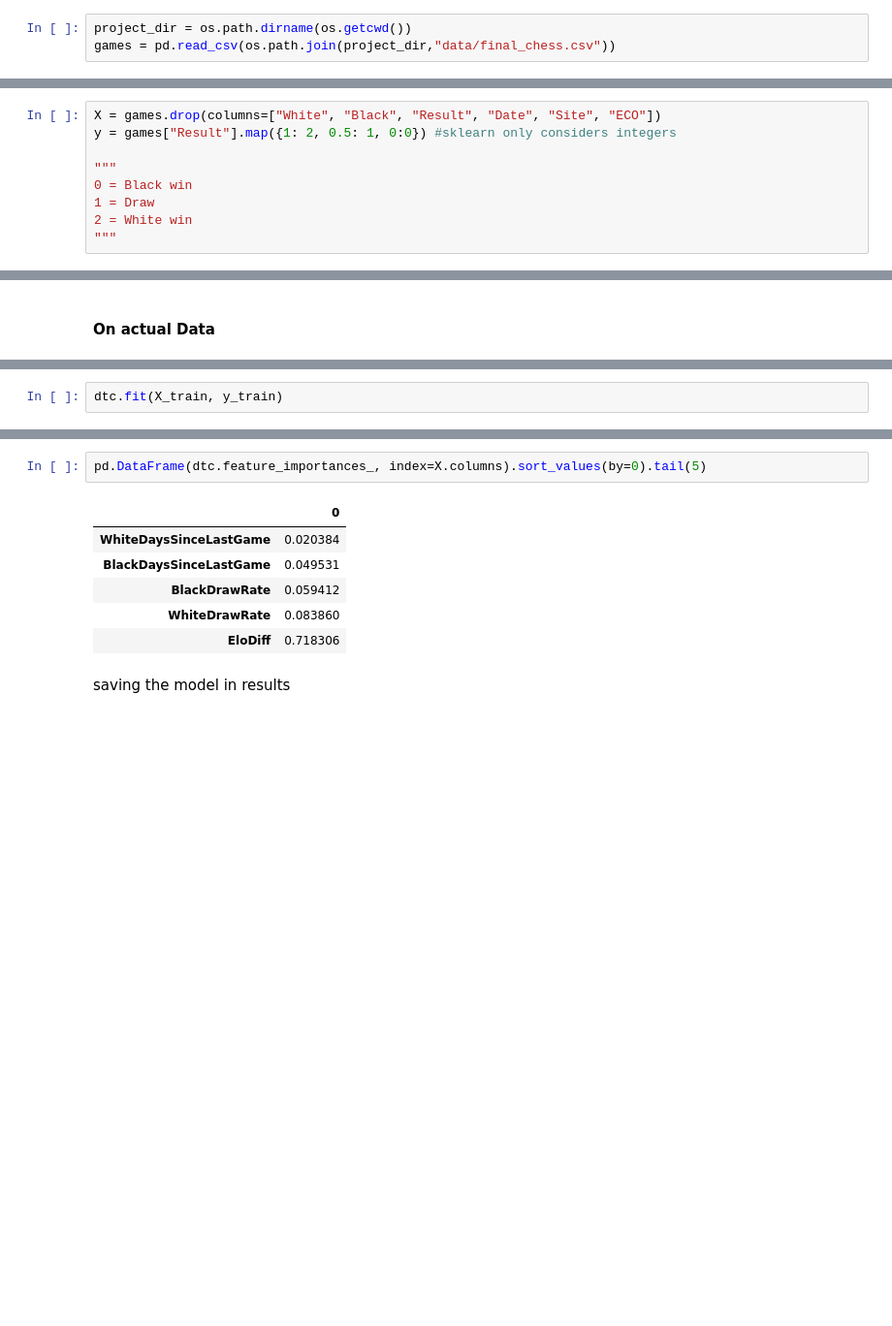
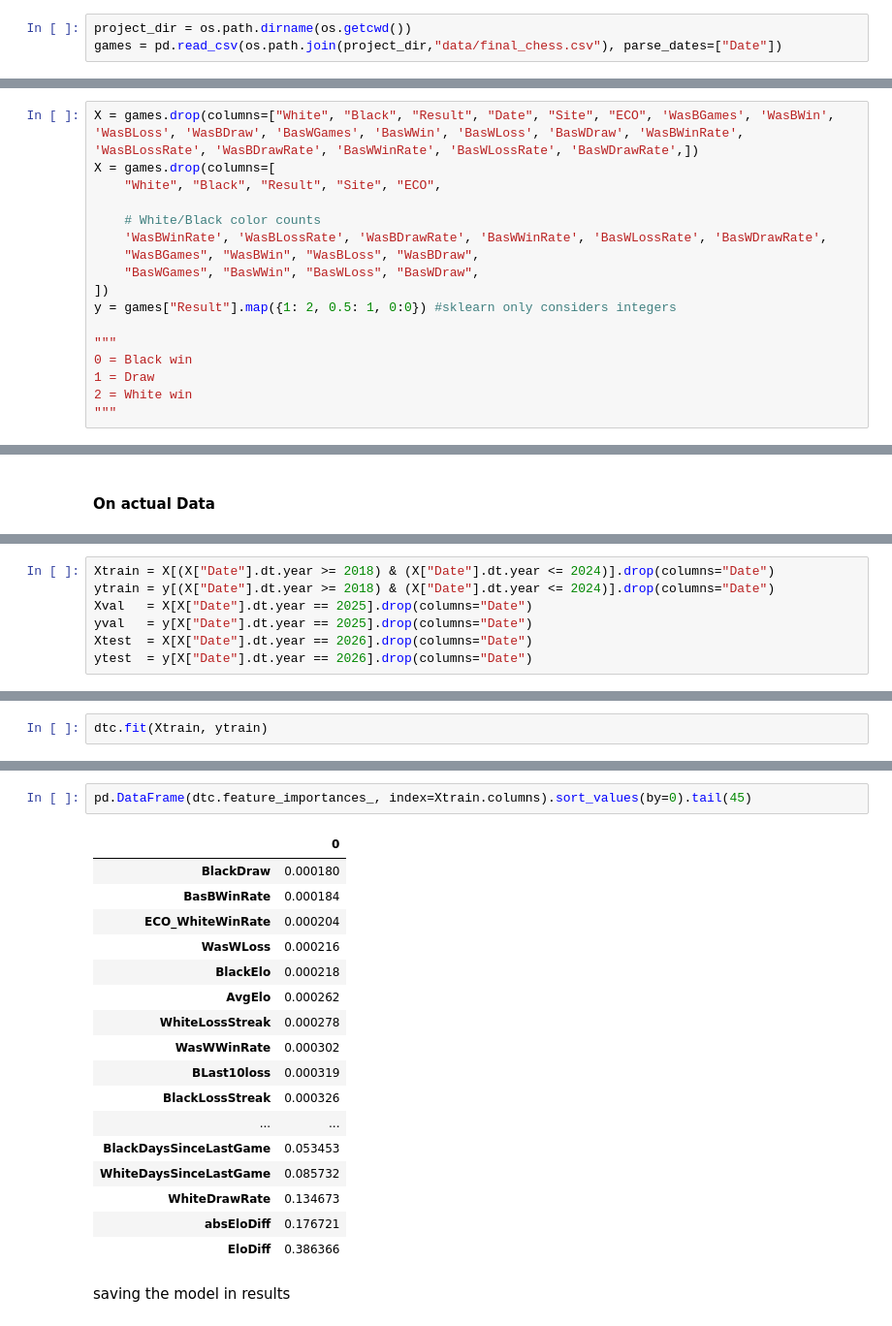
Before and after one commit to v-leela/chess, a Jupyter notebook: notebooks/04_training.ipynb, the cells around one changed output, grey strips where cells are left out. Shown at 97% size. Drawn from its saved outputs; the diff is of its cells as text; blank space fills up the shorter version.

Commit message:
training the dtc with new features

```diff
--- a/notebooks/04_training.ipynb
+++ b/notebooks/04_training.ipynb
@@ -11,4 +11,4 @@ from scipy.stats import randint
 #### Loading the Data
 # %%
 project_dir = os.path.dirname(os.getcwd())
-games = pd.read_csv(os.path.join(project_dir,"data/final_chess.csv"))
+games = pd.read_csv(os.path.join(project_dir,"data/final_chess.csv"), parse_dates=["Date"])
@@ -15,7 +35,15 @@ games = pd.read_csv(os.path.join(project_dir,"data/final_chess.csv"))
 # %% [markdown]
 #### Preparing Data for Training
 # %%
-X = games.drop(columns=["White", "Black", "Result", "Date", "Site", "ECO"])
+X = games.drop(columns=["White", "Black", "Result", "Date", "Site", "ECO", 'WasBGames', 'WasBWin', 'WasBLoss', 'WasBDraw', 'BasWGames', 'BasWWin', 'BasWLoss', 'BasWDraw', 'WasBWinRate', 'WasBLossRate', 'WasBDrawRate', 'BasWWinRate', 'BasWLossRate', 'BasWDrawRate',])
+X = games.drop(columns=[
+    "White", "Black", "Result", "Site", "ECO",
+
+    # White/Black color counts
+    'WasBWinRate', 'WasBLossRate', 'WasBDrawRate', 'BasWWinRate', 'BasWLossRate', 'BasWDrawRate',
+    "WasBGames", "WasBWin", "WasBLoss", "WasBDraw",
+    "BasWGames", "BasWWin", "BasWLoss", "BasWDraw",
+])
 y = games["Result"].map({1: 2, 0.5: 1, 0:0}) #sklearn only considers integers
 
 """
@@ -97,3 +153,10 @@ results.head()
+# %%
+Xtrain = X[(X["Date"].dt.year >= 2018) & (X["Date"].dt.year <= 2024)].drop(columns="Date")
+ytrain = y[(X["Date"].dt.year >= 2018) & (X["Date"].dt.year <= 2024)].drop(columns="Date")
+Xval   = X[X["Date"].dt.year == 2025].drop(columns="Date")
+yval   = y[X["Date"].dt.year == 2025].drop(columns="Date")
+Xtest  = X[X["Date"].dt.year == 2026].drop(columns="Date")
+ytest  = y[X["Date"].dt.year == 2026].drop(columns="Date")
 # %%
 #parameters from the randomized search
 
@@ -103,5 +166,5 @@ dtc = DecisionTreeClassifier(ccp_alpha=1e-05, max_depth=30, max_features=0.7,
 # %%
-dtc.fit(X_train, y_train)
+dtc.fit(Xtrain, ytrain)
 # %% [output]
 DecisionTreeClassifier(ccp_alpha=1e-05, class_weight='balanced', max_depth=30,
                        max_features=0.7, max_leaf_nodes=250,
@@ -135,12 +198,23 @@ classification_report(y_val, y_pred).splitlines()
 # %%
-pd.DataFrame(dtc.feature_importances_, index=X.columns).sort_values(by=0).tail(5)
+pd.DataFrame(dtc.feature_importances_, index=Xtrain.columns).sort_values(by=0).tail(45)
 # %% [output]
 |  | 0 |
-| WhiteDaysSinceLastGame | 0.020384 |
-| BlackDaysSinceLastGame | 0.049531 |
-| BlackDrawRate | 0.059412 |
-| WhiteDrawRate | 0.083860 |
-| EloDiff | 0.718306 |
+| BlackDraw | 0.000180 |
+| BasBWinRate | 0.000184 |
+| ECO_WhiteWinRate | 0.000204 |
+| WasWLoss | 0.000216 |
+| BlackElo | 0.000218 |
+| AvgElo | 0.000262 |
+| WhiteLossStreak | 0.000278 |
+| WasWWinRate | 0.000302 |
+| BLast10loss | 0.000319 |
+| BlackLossStreak | 0.000326 |
+| ... | ... |
+| BlackDaysSinceLastGame | 0.053453 |
+| WhiteDaysSinceLastGame | 0.085732 |
+| WhiteDrawRate | 0.134673 |
+| absEloDiff | 0.176721 |
+| EloDiff | 0.386366 |
 # %% [markdown]
 saving the model in results
 # %%
```
Also changed, not shown: parts of 9 cells of this notebook, 1 other file.
